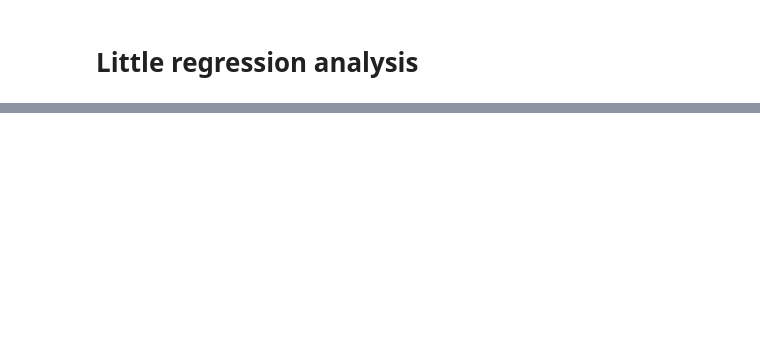
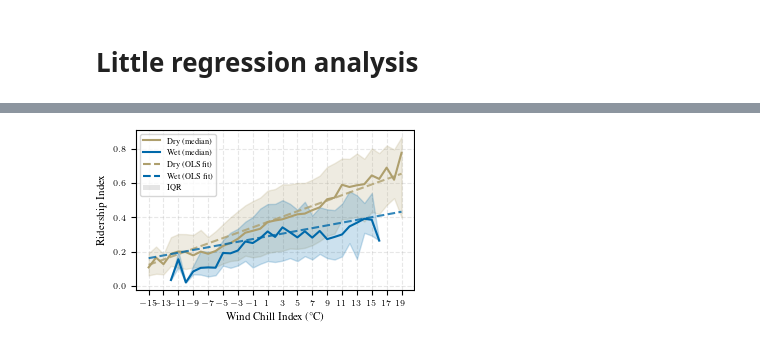
Before and after one commit to eifelnex/escooter-tracker, a Jupyter notebook: Scooter Weather Final.ipynb, the cells around one changed output, grey strips where cells are left out. Drawn from its saved outputs; the diff is of its cells as text; code cells hidden in the pictures; blank space fills up the shorter version.

```diff
--- a/Scooter Weather Final.ipynb
+++ b/Scooter Weather Final.ipynb
@@ -1047,3 +1000,76 @@ Covariance Type:            nonrobust
 
 Notes:
 [1] Standard Errors assume that the covariance matrix of the errors is correctly specified.
+# %%
+from tueplots import bundles
+from tueplots.constants.color import rgb
+import matplotlib.patches as mpatches
+
+# Fit the model
+df_counts['is_wet'] = (df_counts['weather_type'] == 'Wet').astype(int)
+df_counts['interaction'] = df_counts['wind_chill'] * df_counts['is_wet']
+
+X = df_counts[['wind_chill', 'is_wet', 'interaction']]
+X = sm.add_constant(X)
+y = df_counts['ridership_index']
+model = sm.OLS(y, X).fit()
+
+# Plot
+plt.style.use('default')
+plt.rcParams.update(bundles.icml2024(column="half", nrows=1, ncols=1))
+
+df_counts['temp_bin'] = df_counts['wind_chill'].round().astype(int)
+bin_counts = df_counts['temp_bin'].value_counts()
+valid_bins = bin_counts[bin_counts >= 20].index
+df_filtered = df_counts[df_counts['temp_bin'].isin(valid_bins)].copy()
+
+fig, ax = plt.subplots()
+
+# Median + IQR
+stats = df_filtered.groupby(['temp_bin', 'weather_type'])['ridership_index'].agg(
+    median='median',
+    q1=lambda x: x.quantile(0.25),
+    q3=lambda x: x.quantile(0.75)
+).unstack()
+
+x_vals = stats.index
+
+for condition in ['Dry', 'Wet']:
+    if condition in stats['median'].columns:
+        color = rgb.tue_gold if condition == 'Dry' else rgb.tue_blue
+        ax.plot(x_vals, stats['median'][condition], color=color)
+        ax.fill_between(x_vals, stats['q1'][condition], stats['q3'][condition],
+                        alpha=0.2, color=color)
+
+# Draw regression lines from model
+x_reg = np.linspace(x_vals.min(), x_vals.max(), 100)
+
+X_dry = pd.DataFrame({'const': 1, 'wind_chill': x_reg, 'is_wet': 0, 'interaction': 0})
+y_dry = model.predict(X_dry)
+ax.plot(x_reg, y_dry, '--', color=rgb.tue_gold, alpha=0.8)
+
+X_wet = pd.DataFrame({'const': 1, 'wind_chill': x_reg, 'is_wet': 1, 'interaction': x_reg})
+y_wet = model.predict(X_wet)
+ax.plot(x_reg, y_wet, '--', color=rgb.tue_blue, alpha=0.8)
+
+ax.set_xlabel('Wind Chill Index (°C)')
+ax.set_ylabel('Ridership Index')
+ax.set_xticks(range(int(min(x_vals)), int(max(x_vals)) + 1, 2))
+
+# Custom legend with IQR
+legend_handles = [
+    plt.Line2D([0], [0], color=rgb.tue_gold, label='Dry (median)'),
+    plt.Line2D([0], [0], color=rgb.tue_blue, label='Wet (median)'),
+    plt.Line2D([0], [0], color=rgb.tue_gold, linestyle='--', label='Dry (OLS fit)'),
+    plt.Line2D([0], [0], color=rgb.tue_blue, linestyle='--', label='Wet (OLS fit)'),
+    mpatches.Patch(facecolor='gray', alpha=0.2, label='IQR'),
+]
+ax.legend(handles=legend_handles)
+
+ax.grid(True, linestyle='--', alpha=0.3, zorder=0)
+ax.set_axisbelow(True)
+
+plt.savefig('scooter_trend_dry_wet.pdf', bbox_inches='tight')
+plt.show()
+# %% [output]
+[figure, new version]
```
Also changed, not shown: parts of 8 cells of this notebook.
